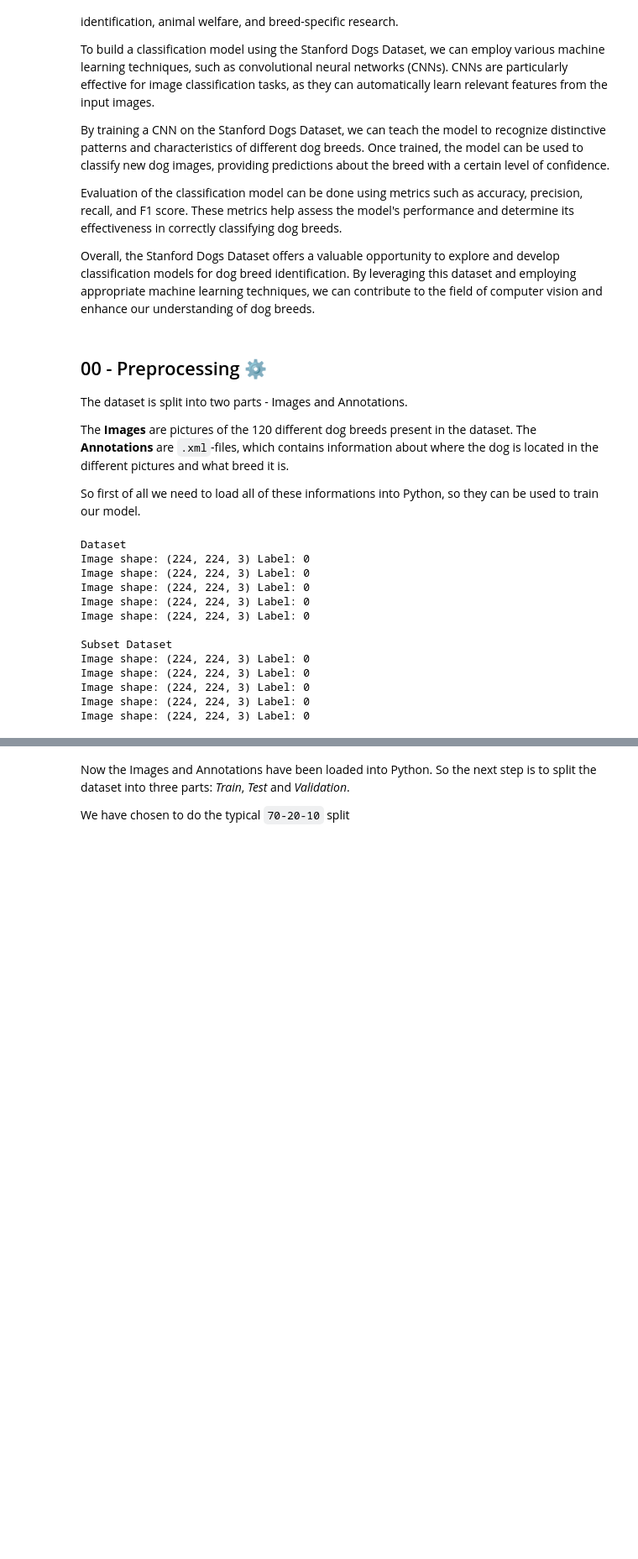
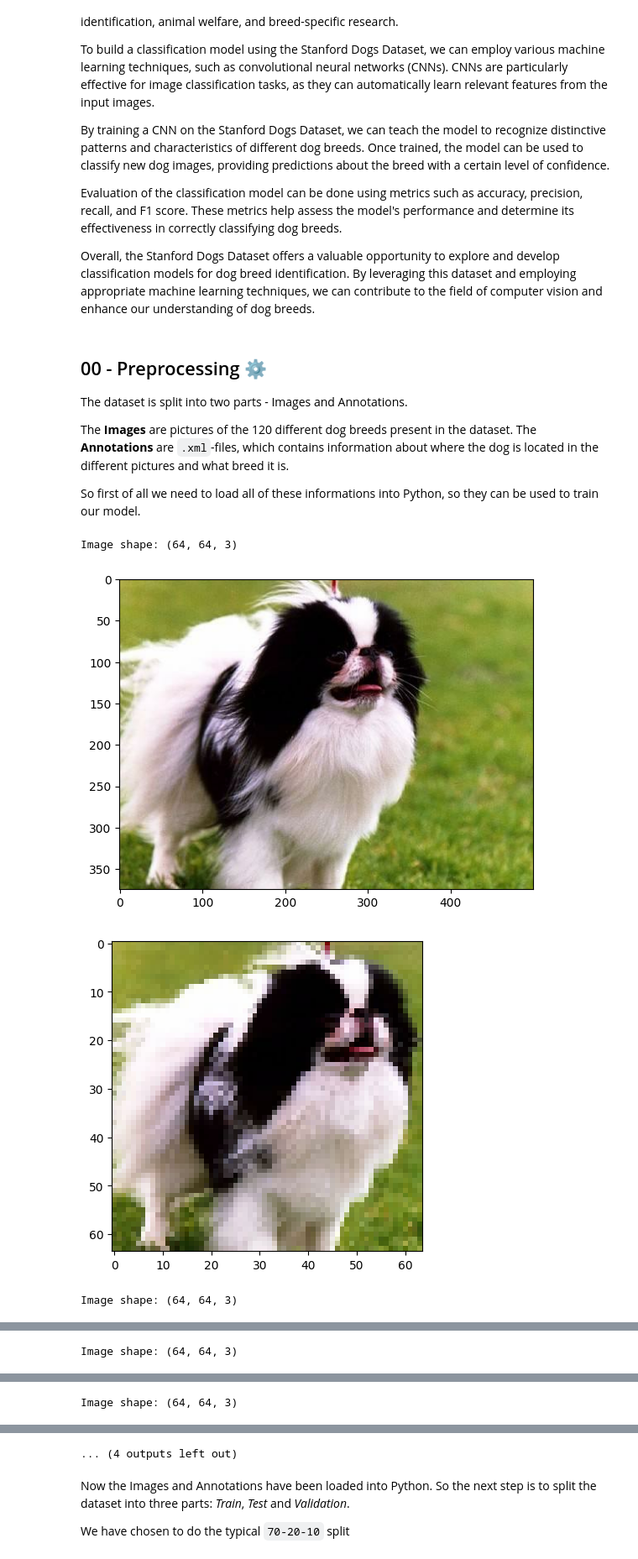
Before and after one commit to MAL1-MMMB/MAL-Exam, a Jupyter notebook: Dog Breed Classification Model.ipynb, the cells around one changed output, grey strips where cells are left out. Shown at 84% size. Saved outputs shown, nothing was run; the diff lists cells and outputs as text; code cells hidden in the pictures; blank space fills up the shorter version.

```diff
--- a/Dog Breed Classification Model.ipynb
+++ b/Dog Breed Classification Model.ipynb
@@ -39,6 +39,17 @@ def parse_xml(annotation_path):
     xmax = int(bndbox.find('xmax').text)
     ymax = int(bndbox.find('ymax').text)
     return xmin, ymin, xmax, ymax
+
+def show_image(image):
+    import matplotlib.pyplot as plt
+    plt.imshow(image)
+    plt.axis
+    plt.show()
+
+def show_image_from_path(image_path):
+    image = tf.io.read_file(image_path)
+    image = tf.image.decode_jpeg(image, channels=3)
+    show_image(image)
 
 # - Loads the image and crops it based on the bounding box coordinates
 def load_image_and_crop(path, annotation_path):
@@ -60,10 +71,10 @@ def load_image_and_crop(path, annotation_path):
 def preprocess_image(image):
 
     # * Resize the image to be 224x224 pixels
-    image = tf.image.resize(image, [224, 224])
+    image = tf.image.resize(image, [64, 64])
 
     # * Normalize the image (Which means converting the pixel values to be between -0.5 and 0.5)
-    image = (image / 255.0) - 0.5
+    image = (image / 255.0)
     return image
 
 # - Combines the above functions to load and preprocess the image
@@ -121,14 +132,25 @@ def prepare_dataset(image_dir, annotation_dir, breed_label_map):
 image_dir = 'data/images'
 annotation_dir = 'data/annotation-xml'
 
+# ? Test the load_and_preprocess_image function for the first 5 images
+image_path = 'data/images/n02085782-Japanese_spaniel'
+annotation_path = 'data/annotation-xml/n02085782-Japanese_spaniel'
+
+for image_file in os.listdir(image_path)[:5]:
+
+    image = load_and_preprocess_image(os.path.join(image_path, image_file), os.path.join(annotation_path, image_file.split('.')[0] + '.xml'))
+    print('Image shape:', image.shape)
+    show_image_from_path(os.path.join(image_path, image_file))
+
+    show_image(image)
+
 # * Initialize the dataset
-dataset = prepare_dataset(image_dir, annotation_dir, make_breed_map(image_dir))
+#dataset = prepare_dataset(image_dir, annotation_dir, make_breed_map(image_dir))
 
 # * Print the shape of the first 5 images
-print('Dataset')
-for image, label in dataset.take(5):
-    print('Image shape:', image.shape, 'Label:', label.numpy())
-
+#print('Dataset')
+#for image, label in dataset.take(5):
+#    print('Image shape:', image.shape, 'Label:', label.numpy())
 
 # ? Prepare dataset by loading and preprocessing the images (But with variable procent of the dataset)
 def prepare_subset_dataset(image_dir, annotation_dir, label_map, fraction=0.5):
@@ -137,44 +159,35 @@ def prepare_subset_dataset(image_dir, annotation_dir, label_map, fraction=0.5):
 
     for breed_dir in os.listdir(image_dir):
         breed_image_dir = os.path.join(image_dir, breed_dir)
         breed_annotation_dir = os.path.join(annotation_dir, breed_dir)
         breed_label = label_map[breed_dir]
 
         # List all images and shuffle
         all_images = os.listdir(breed_image_dir)
         random.shuffle(all_images)  # Shuffle to randomize selection
 
         # Select a subset of images
         subset_size = int(len(all_images) * fraction)
         selected_images = all_images[:subset_size]
 
         for image_file in selected_images:
             image_path = os.path.join(breed_image_dir, image_file)
             annotation_path = os.path.join(breed_annotation_dir, image_file.split('.')[0] + '.xml')
             image_paths.append(image_path)
             labels.append(breed_label)
 
     dataset = tf.data.Dataset.from_tensor_slices((image_paths, labels))
     dataset = dataset.map(lambda x, y: (load_and_preprocess_image(x, annotation_path), y), num_parallel_calls=tf.data.experimental.AUTOTUNE)
     return dataset
 
-subset_dataset = prepare_subset_dataset(image_dir, annotation_dir, make_breed_map(image_dir), 0.33)
+subset_dataset = prepare_subset_dataset(image_dir, annotation_dir, make_breed_map(image_dir), 0.25)
 
 # ? Print the shape of the first 5 images
 print('\nSubset Dataset')
 for image, label in subset_dataset.take(5):
     print('Image shape:', image.shape, 'Label:', label.numpy())
 # %% [output]
-Dataset
-Image shape: (224, 224, 3) Label: 0
-Image shape: (224, 224, 3) Label: 0
-Image shape: (224, 224, 3) Label: 0
-Image shape: (224, 224, 3) Label: 0
-Image shape: (224, 224, 3) Label: 0
-
-Subset Dataset
-Image shape: (224, 224, 3) Label: 0
-Image shape: (224, 224, 3) Label: 0
-Image shape: (224, 224, 3) Label: 0
-Image shape: (224, 224, 3) Label: 0
-Image shape: (224, 224, 3) Label: 0
+Image shape: (64, 64, 3)
+[figure, added]
+[figure, added]
+Image shape: (64, 64, 3)
@@ -180,0 +196 @@ Image shape: (224, 224, 3) Label: 0
+Image shape: (64, 64, 3)
@@ -180,0 +199 @@ Image shape: (224, 224, 3) Label: 0
+Image shape: (64, 64, 3)
@@ -181,3 +202,4 @@ Image shape: (224, 224, 3) Label: 0
+... (4 outputs left out)
 # %% [markdown]
 Now the Images and Annotations have been loaded into Python. So the next step is to split the dataset into three parts: *Train*, *Test* and *Validation*.
 
```
Also changed, not shown: parts of 3 cells of this notebook, 1 other file.
